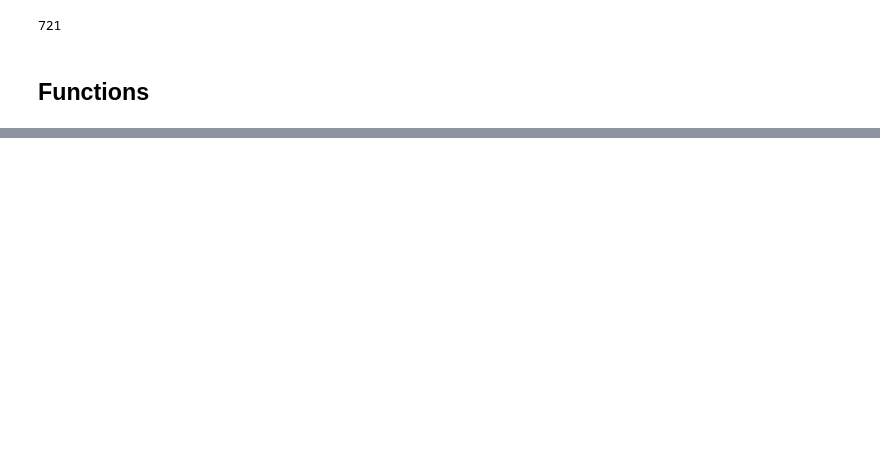
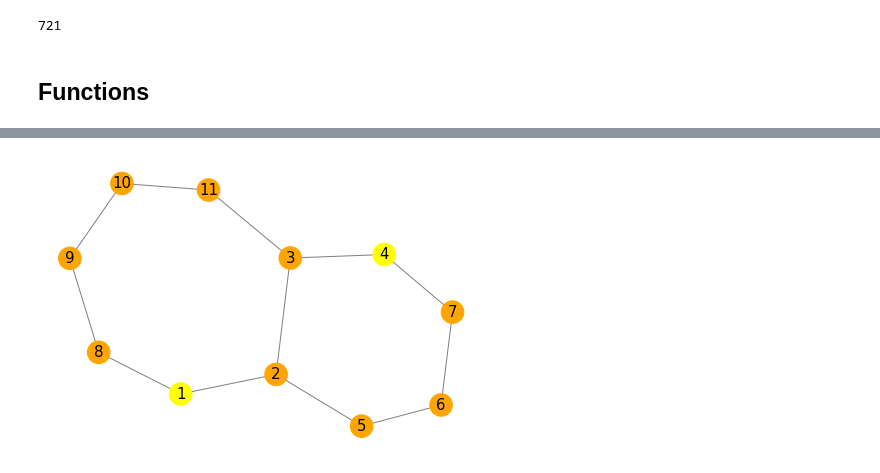
Before and after one commit to SimoneFiorellino/ADM-HW5, a Jupyter notebook: RQ4.ipynb, the cells around one changed output, grey strips where cells are left out. Saved outputs shown, nothing was run; the diff lists cells and outputs as text; code cells hidden in the pictures; blank space fills up the shorter version.

```diff
--- a/RQ4.ipynb
+++ b/RQ4.ipynb
@@ -351,0 +393,29 @@ plt.show()
+# %%
+my_g = nx.Graph()
+# %%
+my_g.add_edge(1, 2)
+my_g.add_edge(2, 3)
+my_g.add_edge(3, 4)
+my_g.add_edge(2, 5)
+my_g.add_edge(5, 6)
+my_g.add_edge(6, 7)
+my_g.add_edge(7, 4)
+my_g.add_edge(4, 3)
+my_g.add_edge(1, 8)
+my_g.add_edge(8, 9)
+my_g.add_edge(9, 10)
+my_g.add_edge(10, 11)
+my_g.add_edge(11, 3)
+# %%
+my_g = my_g.to_undirected()
+# %%
+my_color_map = []
+for node in my_g:
+    if node == 1 or node == 4:
+        my_color_map.append('yellow')
+    else:
+        my_color_map.append('orange')
+# %%
+nx.draw(my_g, node_size=510, node_color=my_color_map, with_labels=True, verticalalignment='center', font_size = 15, edge_color='gray')
+# %% [output]
+[figure, added]
```
Also changed, not shown: parts of 60 cells of this notebook.
